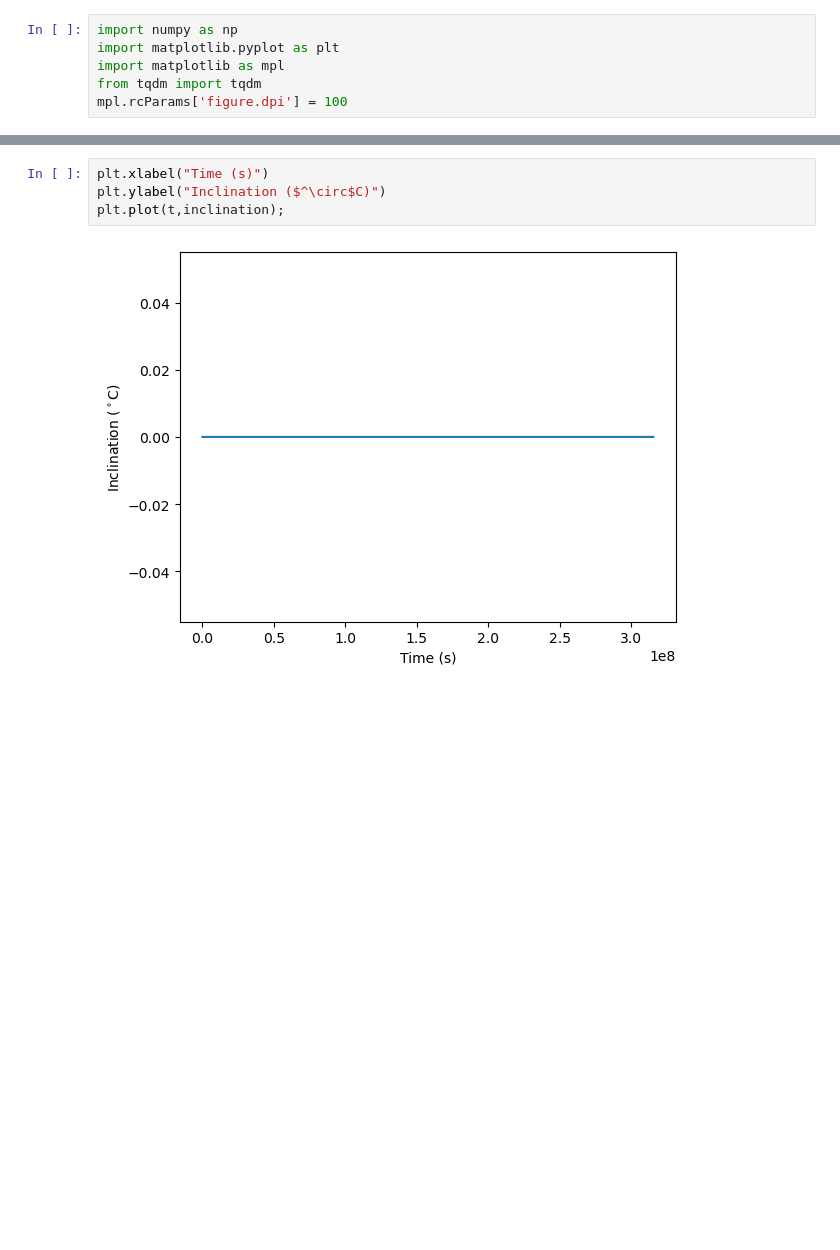
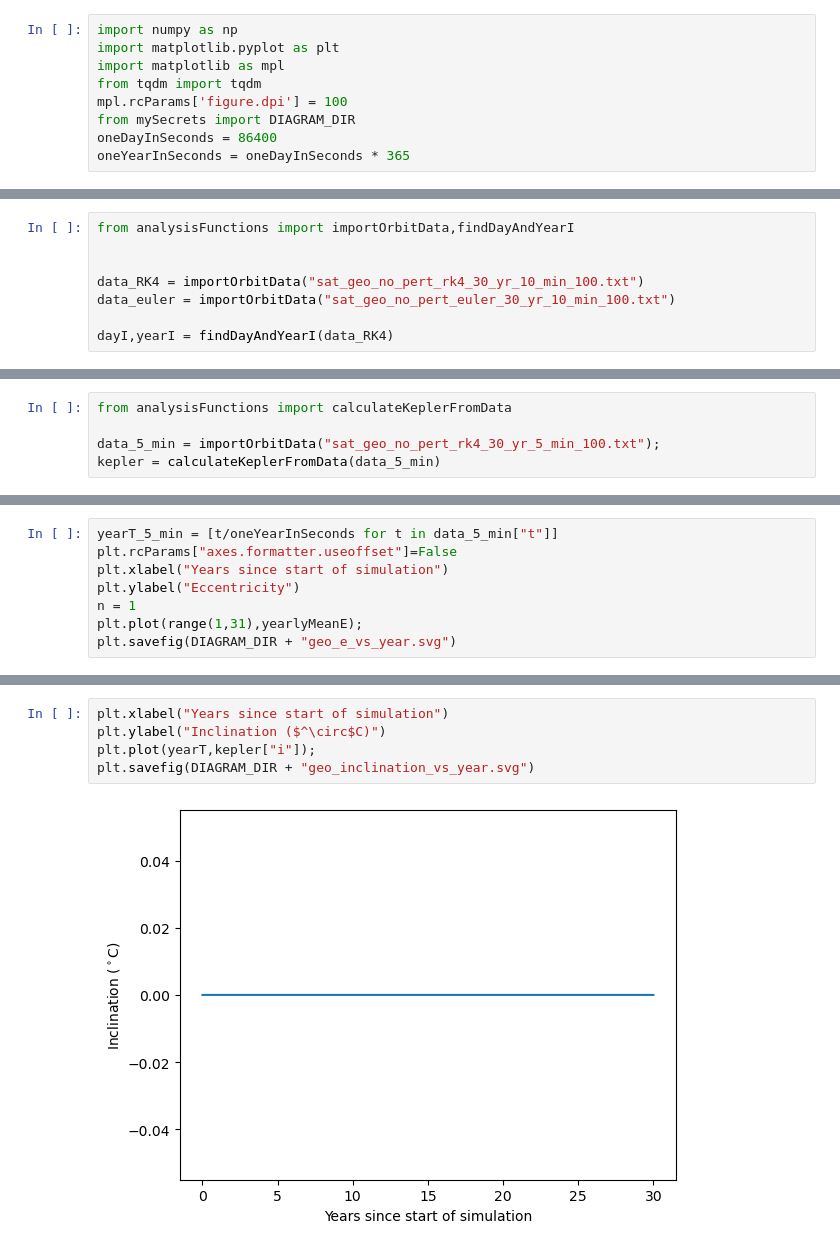
Before and after one commit to FRAZ5094/masters_project, a Jupyter notebook: python/analyseGeoNoPerturbationOrbitData.ipynb, the cells around one changed output, grey strips where cells are left out. Cells and saved outputs as stored; diff of their text form; blank space fills up the shorter version.

Commit message:
geo no pert and sun position graphs

```diff
--- a/python/analyseGeoNoPerturbationOrbitData.ipynb
+++ b/python/analyseGeoNoPerturbationOrbitData.ipynb
@@ -4,3 +4,6 @@ import matplotlib.pyplot as plt
 import matplotlib as mpl
 from tqdm import tqdm
 mpl.rcParams['figure.dpi'] = 100
+from mySecrets import DIAGRAM_DIR
+oneDayInSeconds = 86400
+oneYearInSeconds = oneDayInSeconds * 365
@@ -50 +10,9 @@ firstdayI set to: 864
+# %%
+from analysisFunctions import importOrbitData,findDayAndYearI
+
+
+data_RK4 = importOrbitData("sat_geo_no_pert_rk4_30_yr_10_min_100.txt")
+data_euler = importOrbitData("sat_geo_no_pert_euler_30_yr_10_min_100.txt")
+
+dayI,yearI = findDayAndYearI(data_RK4)
 # %%
@@ -123,0 +127,5 @@ for i in tqdm(range(len(t))):
+# %%
+from analysisFunctions import calculateKeplerFromData
+
+data_5_min = importOrbitData("sat_geo_no_pert_rk4_30_yr_5_min_100.txt");
+kepler = calculateKeplerFromData(data_5_min)
@@ -123,0 +136,8 @@ for i in tqdm(range(len(t))):
+# %%
+yearT_5_min = [t/oneYearInSeconds for t in data_5_min["t"]]
+plt.rcParams["axes.formatter.useoffset"]=False
+plt.xlabel("Years since start of simulation")
+plt.ylabel("Eccentricity")
+n = 1
+plt.plot(range(1,31),yearlyMeanE);
+plt.savefig(DIAGRAM_DIR + "geo_e_vs_year.svg")
@@ -124,6 +146,7 @@ for i in tqdm(range(len(t))):
 # %%
-plt.xlabel("Time (s)")
+plt.xlabel("Years since start of simulation")
 plt.ylabel("Inclination ($^\circ$C)")
-plt.plot(t,inclination);
+plt.plot(yearT,kepler["i"]);
+plt.savefig(DIAGRAM_DIR + "geo_inclination_vs_year.svg")
 # %% [output]
-[figure, old version]
+[figure, new version]
```
Also changed, not shown: parts of 14 cells of this notebook, 12 other files.
